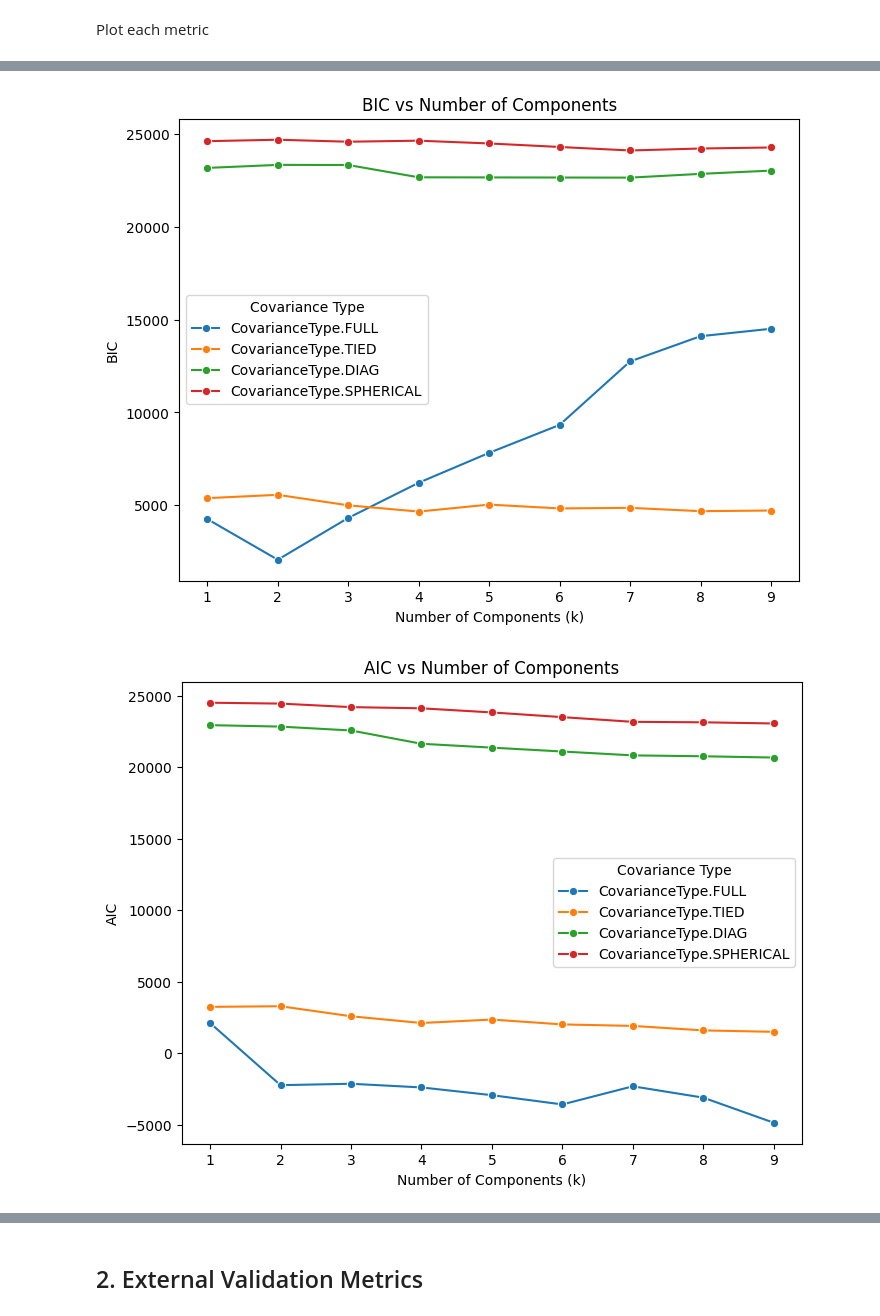
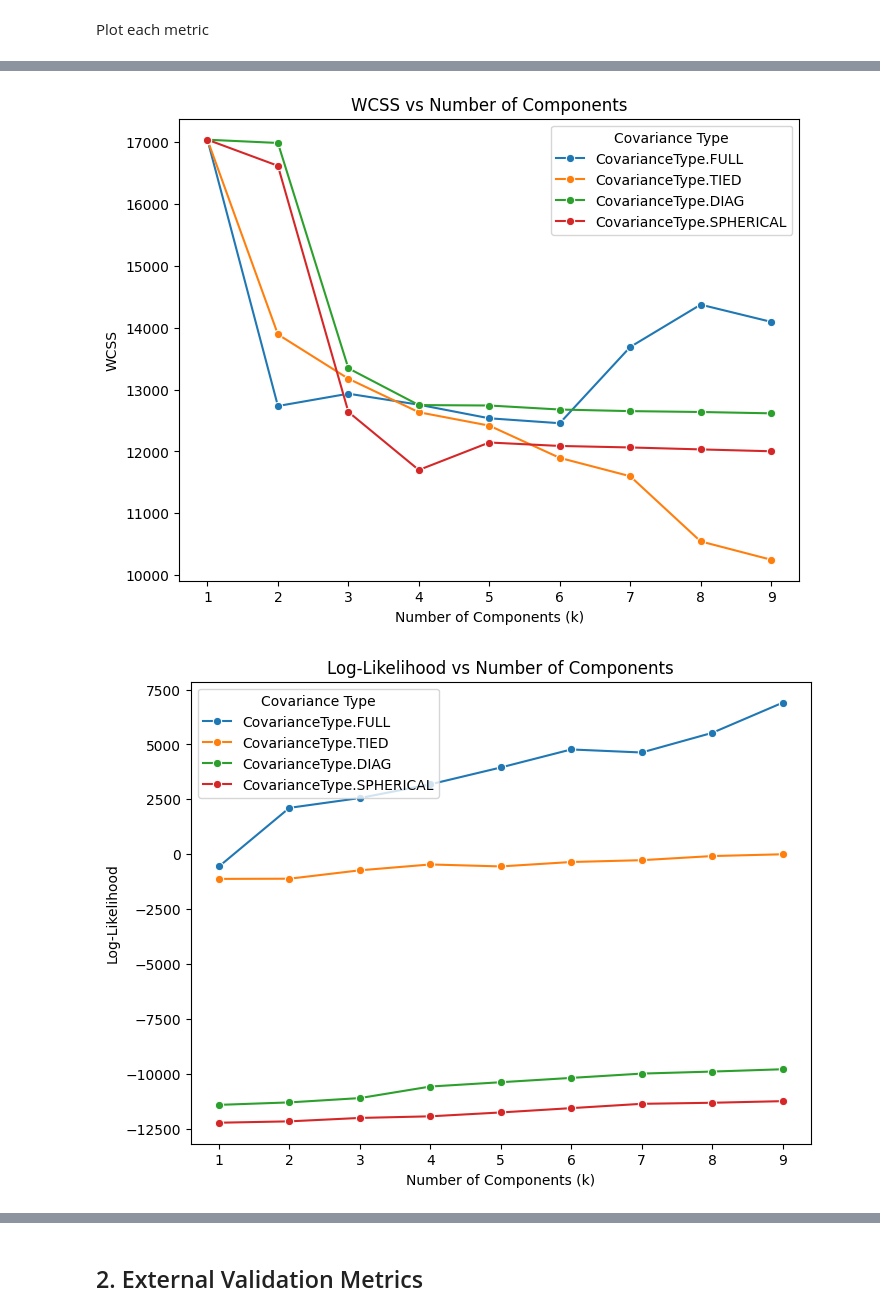
Before and after one commit to minareda417/Unsupervised-learning, a Jupyter notebook: gmm/gmm_experiment.ipynb, the cells around one changed output, grey strips where cells are left out. Saved outputs shown, nothing was run; the diff lists cells and outputs as text; code cells hidden in the pictures.

Commit message:
added log likelihood

```diff
--- a/gmm/gmm_experiment.ipynb
+++ b/gmm/gmm_experiment.ipynb
@@ -67,6 +67,8 @@ for cov_type in covariance_types:
         sil_score = silhouette_score(X, clusters)
         db_score = davies_bouldin(X, clusters)
         ch_score = calinski_harabasz(X, clusters)
+        wcss_score = wcss(X,clusters)
+        ll = gmm_instance.compute_log_likelihood(X)
 
         # External metrics
         ari = adjusted_rand_index(Y, clusters)
@@ -85,6 +87,8 @@ for cov_type in covariance_types:
             "Silhouette": sil_score,
             "Davies-Bouldin": db_score,
             "Calinski-Harabasz": ch_score,
+            "WCSS": wcss_score,
+            "Log-Likelihood": ll,
             "ARI": ari,
             "NMI": nmi,
             "Purity": purity,
@@ -140,29 +144,29 @@ Plot each metric
 # %%
 df_internal = df_metrics.melt(
     id_vars=["Number of components", "cov_type"],
-    value_vars=["Silhouette", "Davies-Bouldin", "Calinski-Harabasz","BIC","AIC","ARI","NMI","Purity","Accuracy"],
+    value_vars=["Silhouette", "Davies-Bouldin", "Calinski-Harabasz","WCSS","Log-Likelihood","BIC","AIC","ARI","NMI","Purity","Accuracy"],
     var_name="Metric",
     value_name="Score"
 )
-metrics_to_plot = ["Silhouette", "Davies-Bouldin", "Calinski-Harabasz","BIC","AIC","ARI","NMI","Purity","Accuracy"]
+metrics_to_plot = ["Silhouette", "Davies-Bouldin", "Calinski-Harabasz","WCSS","Log-Likelihood","BIC","AIC","ARI","NMI","Purity","Accuracy"]
 
 for metric in metrics_to_plot:
     plt.figure(figsize=(8,6))
     sns.lineplot(
         data=df_internal[df_internal["Metric"] == metric],
         x="Number of components",
         y="Score",
         hue="cov_type",
         marker="o"
     )
     plt.title(f"{metric} vs Number of Components")
     plt.xlabel("Number of Components (k)")
     plt.ylabel(metric)
     plt.legend(title="Covariance Type")
     plt.show()
 # %% [output]
 [figure]
 [figure]
 [figure]
-[figure, old version]
+[figure, new version]
-[figure, old version]
+[figure, new version]
```
Also changed, not shown: parts of 1 cell of this notebook, 3 other files.
